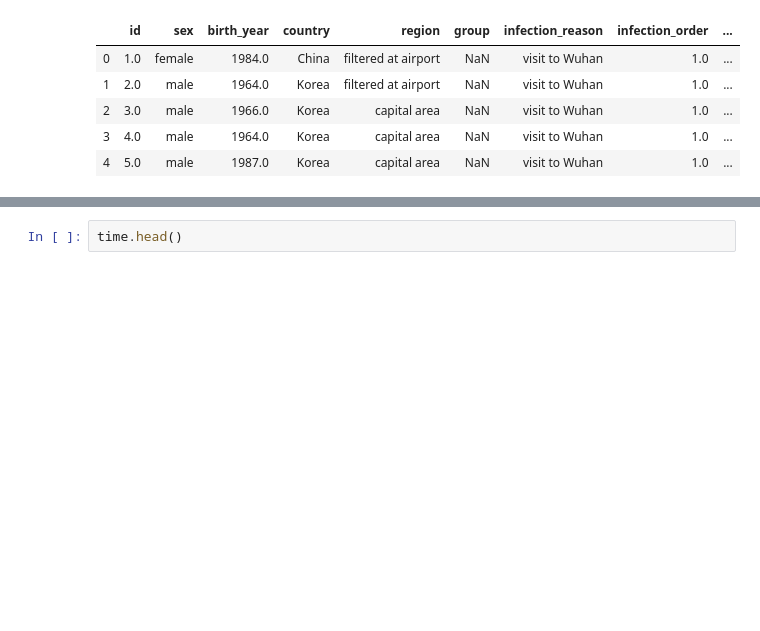
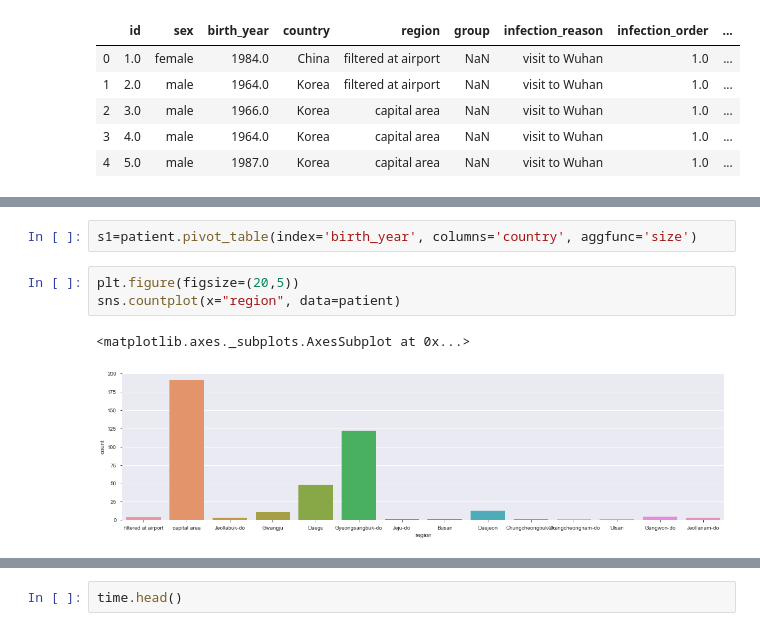
Before and after one commit to jglee087/Kaggle, a Jupyter notebook: COVID-19/COVID19_EDA.ipynb, the cells around one changed output, grey strips where cells are left out. Saved outputs shown, nothing was run; the diff lists cells and outputs as text; blank space fills up the shorter version.

```diff
--- a/COVID-19/COVID19_EDA.ipynb
+++ b/COVID-19/COVID19_EDA.ipynb
@@ -44,0 +99,8 @@ Name: deceased_date, Length: 6285, dtype: object
+# %%
+s1=patient.pivot_table(index='birth_year', columns='country', aggfunc='size')
+# %%
+plt.figure(figsize=(20,5))
+sns.countplot(x="region", data=patient)
+# %% [output]
+<matplotlib.axes._subplots.AxesSubplot at 0x...>
+[figure, added]
```
Also changed, not shown: parts of 36 cells of this notebook.
